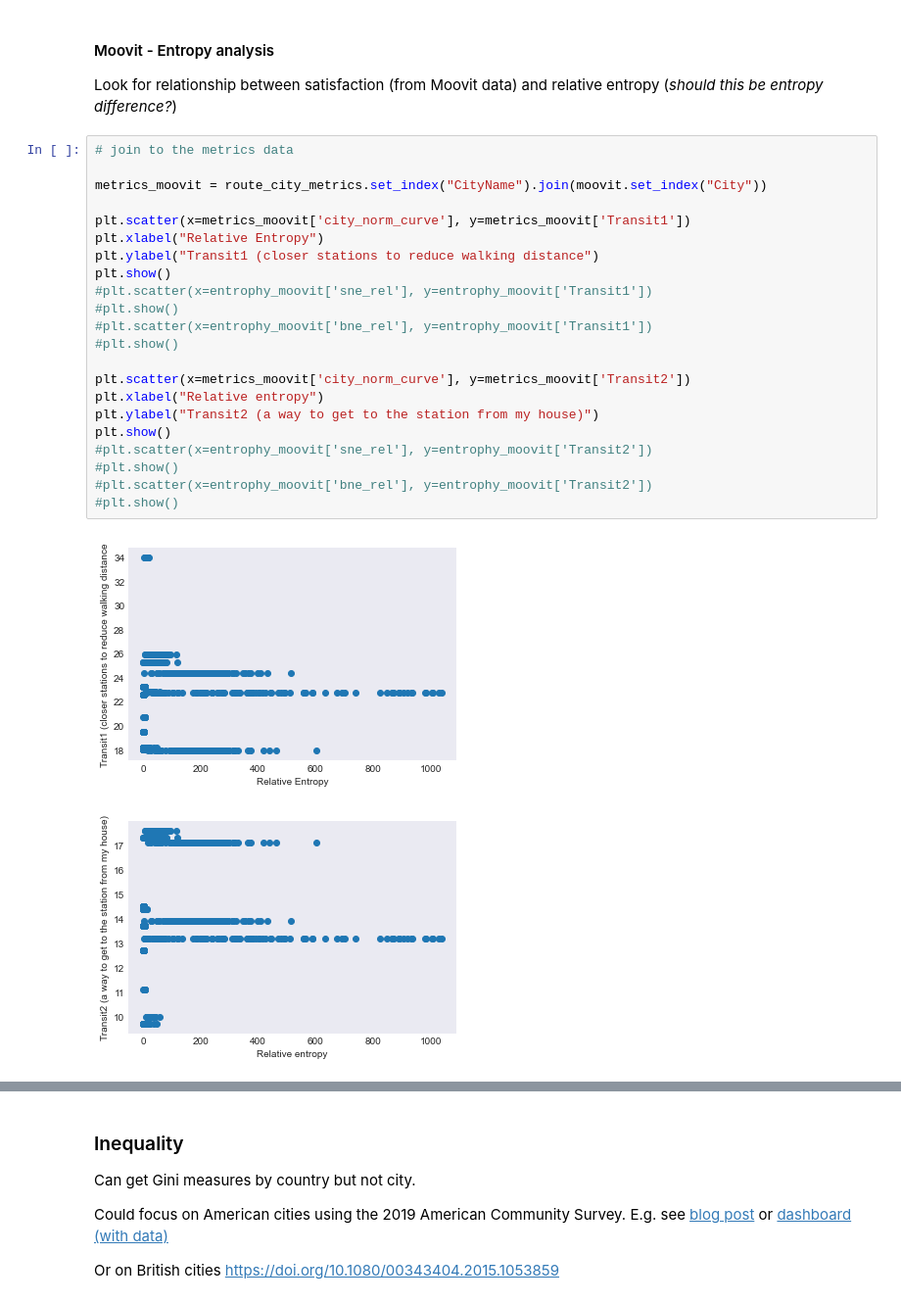
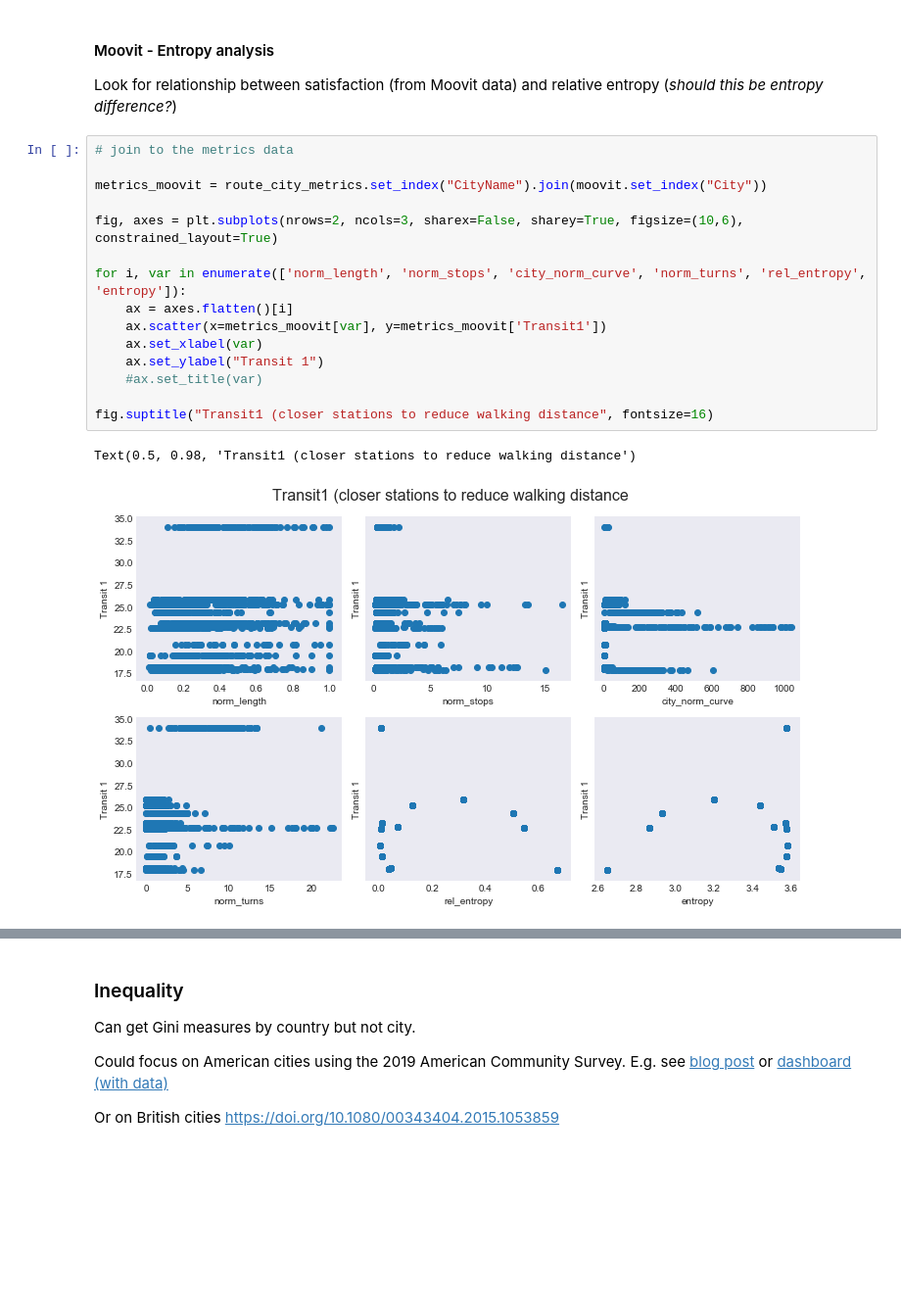
Before and after one commit to Urban-Analytics/BusAnalytics, a Jupyter notebook: Analysis/BusRouteAnalysis.ipynb, the cells around one changed output, grey strips where cells are left out. Shown: that part at 98% size. Drawn from its saved outputs; the diff is of its cells as text; blank space fills up the shorter version.

```diff
--- a/Analysis/BusRouteAnalysis.ipynb
+++ b/Analysis/BusRouteAnalysis.ipynb
@@ -534,28 +540,21 @@ moovit.head()
 #### Moovit - Entropy analysis
 
 Look for relationship between satisfaction (from Moovit data) and relative entropy (_should this be entropy difference?_)
-# %%
-# join to the metrics data
-
-metrics_moovit = route_city_metrics.set_index("CityName").join(moovit.set_index("City"))
-
-plt.scatter(x=metrics_moovit['city_norm_curve'], y=metrics_moovit['Transit1'])
-plt.xlabel("Relative Entropy")
-plt.ylabel("Transit1 (closer stations to reduce walking distance")
-plt.show()
-#plt.scatter(x=entrophy_moovit['sne_rel'], y=entrophy_moovit['Transit1'])
-#plt.show()
-#plt.scatter(x=entrophy_moovit['bne_rel'], y=entrophy_moovit['Transit1'])
-#plt.show()
-
-plt.scatter(x=metrics_moovit['city_norm_curve'], y=metrics_moovit['Transit2'])
-plt.xlabel("Relative entropy")
-plt.ylabel("Transit2 (a way to get to the station from my house)")
-plt.show()
-#plt.scatter(x=entrophy_moovit['sne_rel'], y=entrophy_moovit['Transit2'])
-#plt.show()
-#plt.scatter(x=entrophy_moovit['bne_rel'], y=entrophy_moovit['Transit2'])
-#plt.show()
-# %% [output]
-[figure, removed]
-[figure, removed]
+# %%
+# join to the metrics data
+
+metrics_moovit = route_city_metrics.set_index("CityName").join(moovit.set_index("City"))
+
+fig, axes = plt.subplots(nrows=2, ncols=3, sharex=False, sharey=True, figsize=(10,6), constrained_layout=True)
+
+for i, var in enumerate(['norm_length', 'norm_stops', 'city_norm_curve', 'norm_turns', 'rel_entropy', 'entropy']):
+    ax = axes.flatten()[i]
+    ax.scatter(x=metrics_moovit[var], y=metrics_moovit['Transit1'])
+    ax.set_xlabel(var)
+    ax.set_ylabel("Transit 1")
+    #ax.set_title(var)
+
+fig.suptitle("Transit1 (closer stations to reduce walking distance", fontsize=16)
+# %% [output]
+Text(0.5, 0.98, 'Transit1 (closer stations to reduce walking distance')
+[figure, added]
```
Also changed, not shown: parts of 3 cells of this notebook.
